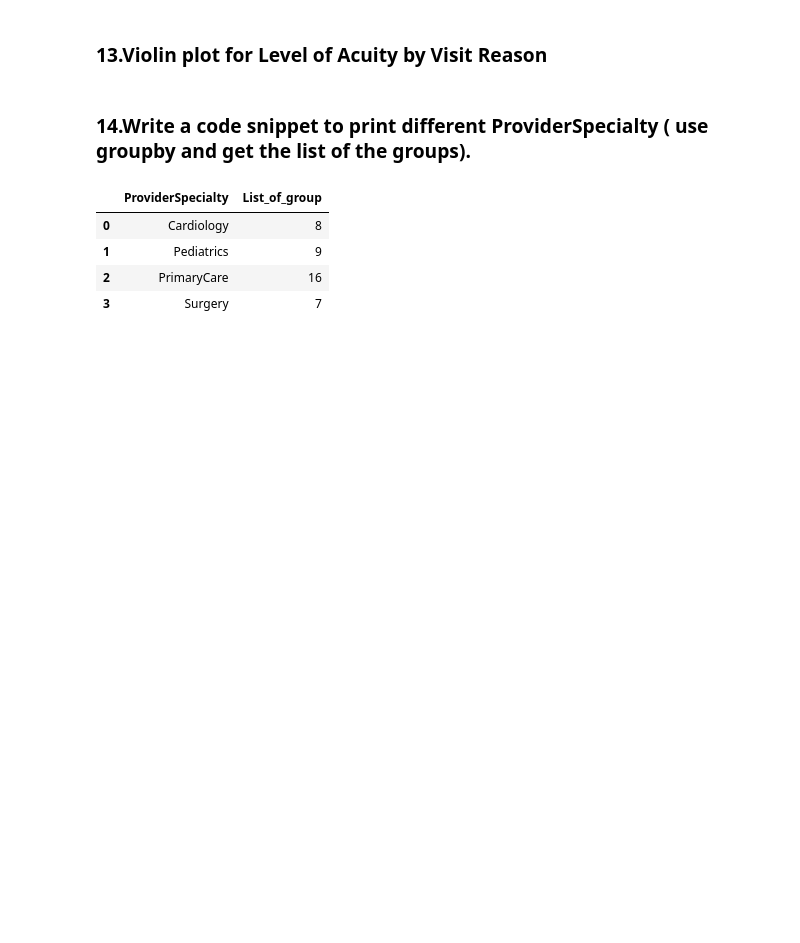
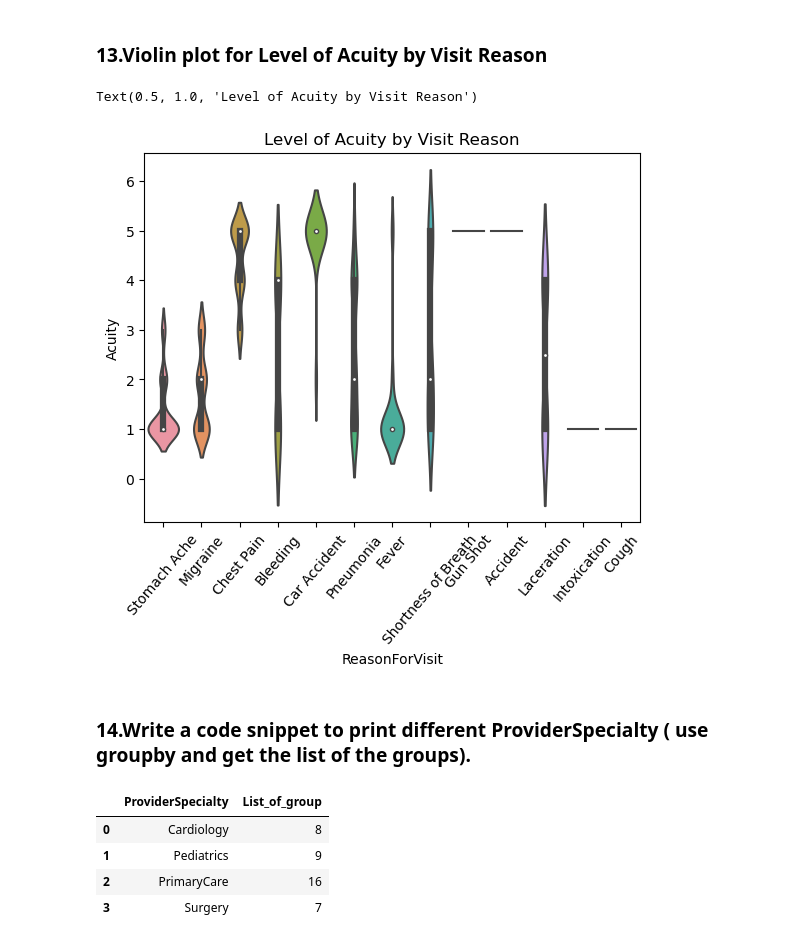
Before and after one commit to Amitha-sridhar/Py-Coders, a Jupyter notebook: PY-Coders_Lavanya.ipynb, the cells around one changed output. Saved outputs shown, nothing was run; the diff lists cells and outputs as text; code cells hidden in the pictures; blank space fills up the shorter version.

```diff
--- a/PY-Coders_Lavanya.ipynb
+++ b/PY-Coders_Lavanya.ipynb
@@ -180,5 +158,14 @@ df
 # %% [markdown]
 ### 13.Violin plot for Level of Acuity by Visit Reason
+# %%
+sns.violinplot(x ="ReasonForVisit",
+             y ="Acuity",style ="event",
+             data = EDVisits)
+plt.xticks(rotation=50)
+plt.title('Level of Acuity by Visit Reason')
+# %% [output]
+Text(0.5, 1.0, 'Level of Acuity by Visit Reason')
+[figure, added]
 # %% [markdown]
 ### 14.Write a code snippet to print different ProviderSpecialty ( use groupby and get the list of the groups).
 # %%
```
Also changed, not shown: parts of 20 cells of this notebook.
